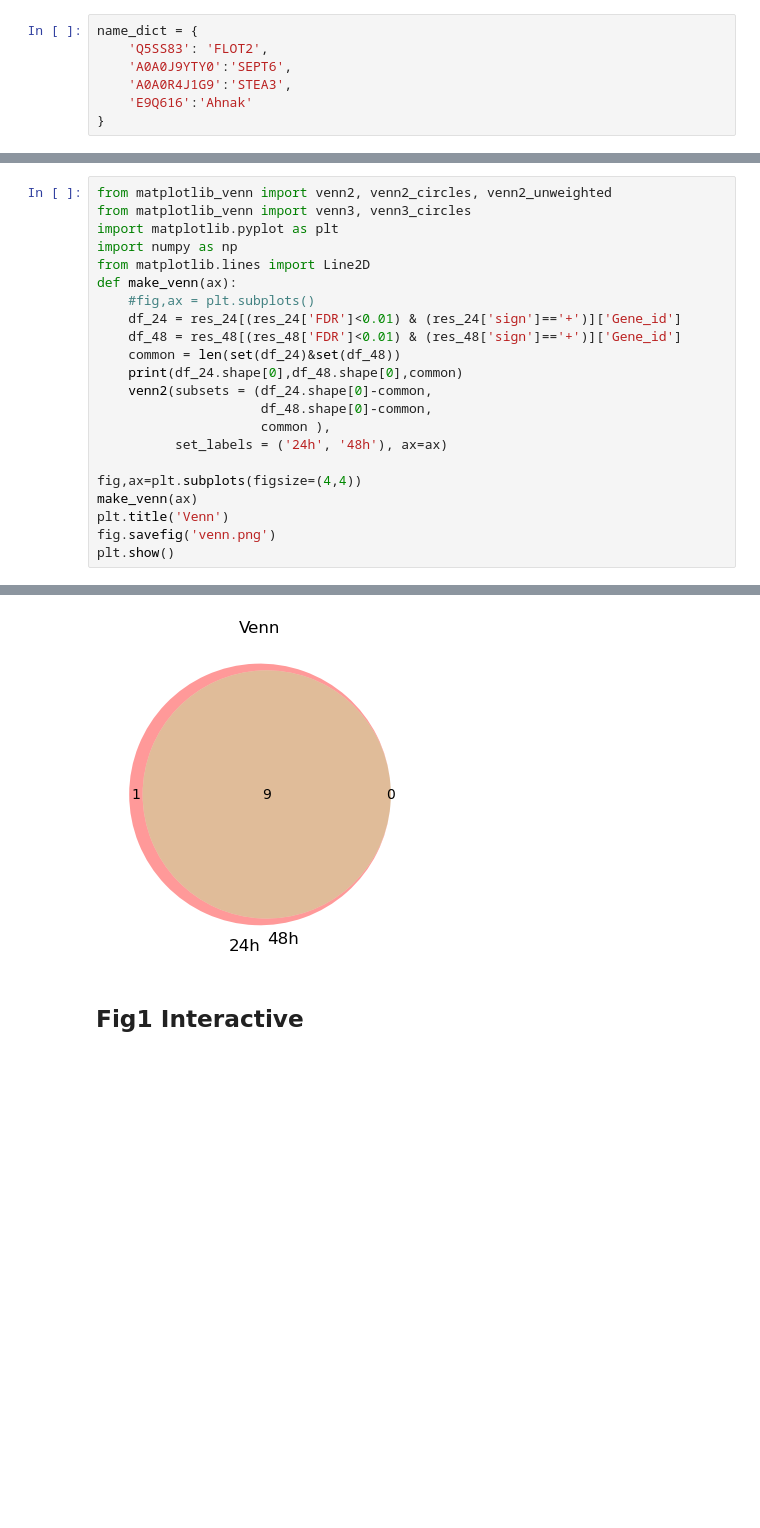
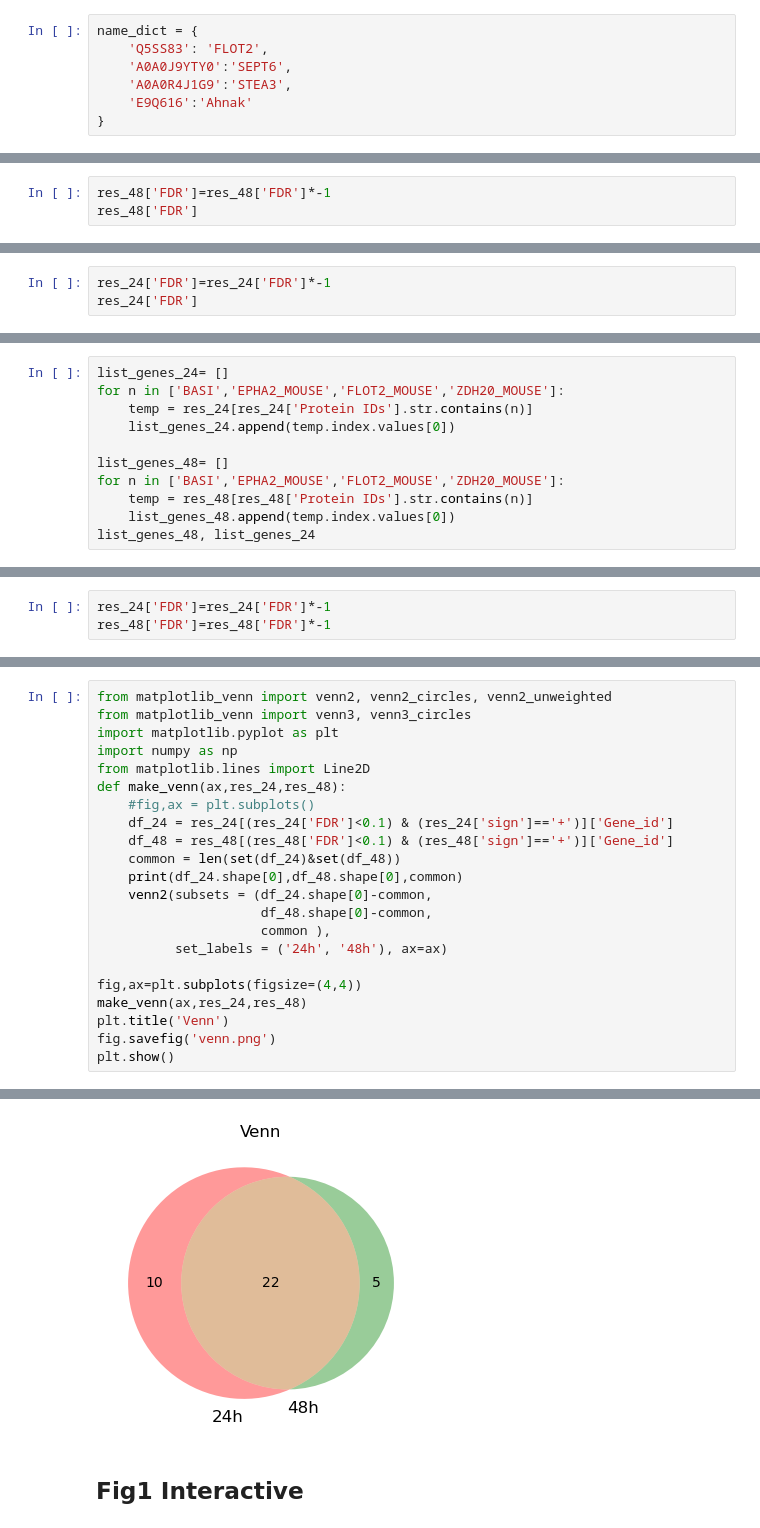
Before and after one commit to mtinti/BACE1_pulldown, a Jupyter notebook: analysis_def.ipynb, the cells around one changed output, grey strips where cells are left out. Cells and saved outputs as stored; diff of their text form; blank space fills up the shorter version.

```diff
--- a/analysis_def.ipynb
+++ b/analysis_def.ipynb
@@ -375,0 +309,3 @@ name_dict = {
+# %%
+res_48['FDR']=res_48['FDR']*-1
+res_48['FDR']
@@ -375,0 +325,3 @@ name_dict = {
+# %%
+res_24['FDR']=res_24['FDR']*-1
+res_24['FDR']
@@ -526,0 +499,11 @@ No handles with labels found to put in legend.
+# %%
+list_genes_24= []
+for n in ['BASI','EPHA2_MOUSE','FLOT2_MOUSE','ZDH20_MOUSE']:
+    temp = res_24[res_24['Protein IDs'].str.contains(n)]
+    list_genes_24.append(temp.index.values[0])
+
+list_genes_48= []
+for n in ['BASI','EPHA2_MOUSE','FLOT2_MOUSE','ZDH20_MOUSE']:
+    temp = res_48[res_48['Protein IDs'].str.contains(n)]
+    list_genes_48.append(temp.index.values[0])
+list_genes_48, list_genes_24
@@ -692,0 +677,3 @@ No handles with labels found to put in legend.
+# %%
+res_24['FDR']=res_24['FDR']*-1
+res_48['FDR']=res_48['FDR']*-1
@@ -696,10 +686,10 @@ from matplotlib_venn import venn3, venn3_circles
 import matplotlib.pyplot as plt
 import numpy as np
 from matplotlib.lines import Line2D
-def make_venn(ax):
+def make_venn(ax,res_24,res_48):
     #fig,ax = plt.subplots()
-    df_24 = res_24[(res_24['FDR']<0.01) & (res_24['sign']=='+')]['Gene_id']
-    df_48 = res_48[(res_48['FDR']<0.01) & (res_48['sign']=='+')]['Gene_id']
+    df_24 = res_24[(res_24['FDR']<0.1) & (res_24['sign']=='+')]['Gene_id']
+    df_48 = res_48[(res_48['FDR']<0.1) & (res_48['sign']=='+')]['Gene_id']
     common = len(set(df_24)&set(df_48))
     print(df_24.shape[0],df_48.shape[0],common)
     venn2(subsets = (df_24.shape[0]-common,
@@ -708,7 +698,7 @@ def make_venn(ax):
           set_labels = ('24h', '48h'), ax=ax)
 
 fig,ax=plt.subplots(figsize=(4,4))
-make_venn(ax)
+make_venn(ax,res_24,res_48)
 plt.title('Venn')
 fig.savefig('venn.png')
 plt.show()
@@ -717,4 +707,4 @@ plt.show()
-[figure, old version]
+[figure, new version]
 # %% [markdown]
 ## Fig1 Interactive
 # %%
```
Also changed, not shown: parts of 43 cells of this notebook, 38 other files.
